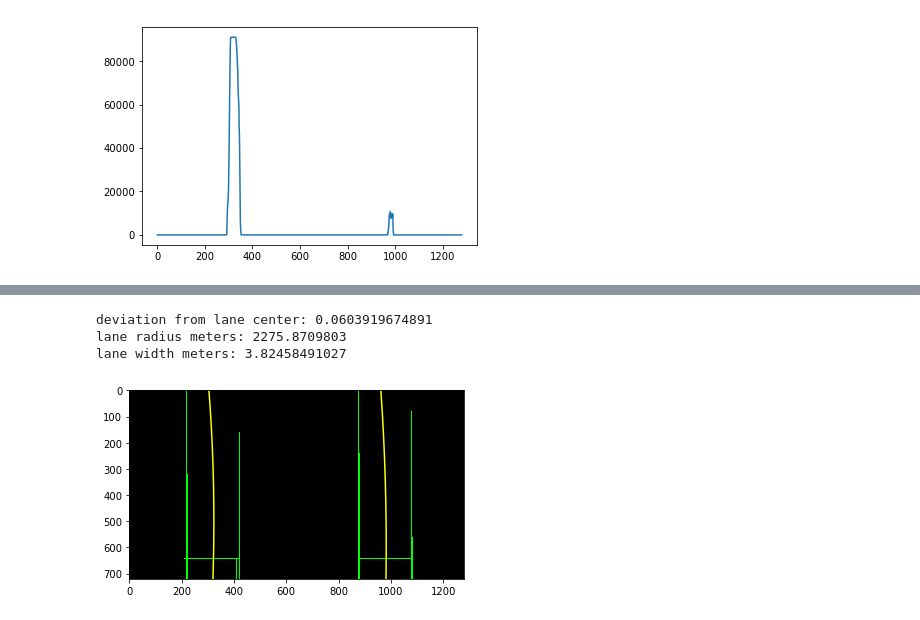
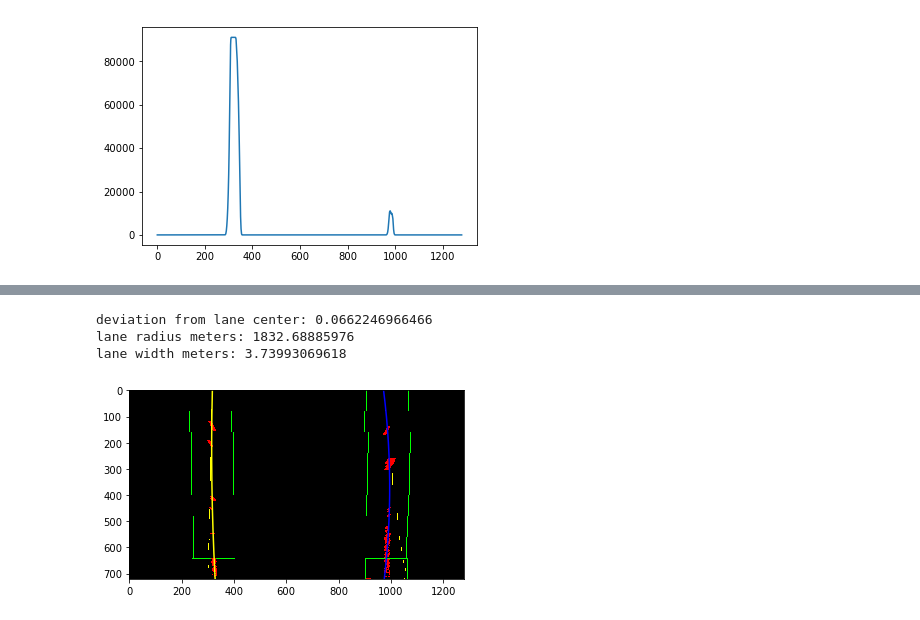
Before and after one commit to mastah43/CarND-Advanced-Lane-Lines, a Jupyter notebook: lane_finding.ipynb, the cells around one changed output, grey strips where cells are left out. Saved outputs shown, nothing was run; the diff lists cells and outputs as text; code cells hidden in the pictures.

```diff
--- a/lane_finding.ipynb
+++ b/lane_finding.ipynb
@@ -123,0 +134,3 @@ lane_isolator_trace_plot = False
+# %%
+imgs_birdview = [img_transformer.to_birdview(img) for img in imgs_lanes]
+plot_images_grid(imgs_birdview, cmap='gray')
@@ -127,9 +145,3 @@ plt.plot(histograms[0])
 # %% [output]
 [<matplotlib.lines.Line2D at 0x...>]
 [figure]
-# %%
-import lane
-importlib.reload(lane)
-from lane import FittedLane
-
-fitted_lanes = [FittedLane.fit(img) for img in imgs_lanes]
@@ -136,9 +150,14 @@ fitted_lanes = [FittedLane.fit(img) for img in imgs_lanes]
 # %%
-def plot_lane_lines(lane):
-    out_img = lane.out_img
+import lane
+importlib.reload(lane)
+from lane import FittedLane
 
+lane_fit_trace_imgs = [np.zeros_like(img) for img in imgs_undistorted]
+fitted_lanes = [FittedLane.fit(img, img_trace) for img, img_trace in zip(imgs_birdview,lane_fit_trace_imgs)]
+
+def plot_lane_lines(lane, fit_img):
     # Generate x and y values for plotting
-    img_height = out_img.shape[0]
+    img_height = fit_img.shape[0]
     ploty = np.linspace(0, img_height-1, img_height )
     left_fitx = lane.line_left.x_pixels(ploty)
     right_fitx = lane.line_right.x_pixels(ploty)
@@ -146,8 +165,10 @@ def plot_lane_lines(lane):
     print("deviation from lane center: " + str(lane.deviation_from_lane_center_meters()))
     print("lane radius meters: " + str(lane.lane_radius_meters()))
     print("lane width meters: " + str(lane.lane_width_meters()))
-    plt.imshow(out_img)
+    plt.imshow(fit_img)
     plt.plot(left_fitx, ploty, color='yellow')
-    plt.plot(right_fitx, ploty, color='yellow')
+    plt.plot(right_fitx, ploty, color='blue')
     plt.xlim(0, 1280)
     plt.ylim(720, 0)
+
+plot_lane_lines(fitted_lanes[0],lane_fit_trace_imgs[0])
@@ -154,7 +180,7 @@ def plot_lane_lines(lane):
 # %%
-plot_lane_lines(fitted_lanes[0])
+plot_lane_lines(fitted_lanes[1],lane_fit_trace_imgs[1])
 # %% [output]
-deviation from lane center: 0.0603919674891
-lane radius meters: 2275.8709803
-lane width meters: 3.82458491027
+deviation from lane center: 0.0662246966466
+lane radius meters: 1832.68885976
+lane width meters: 3.73993069618
-[figure, old version]
+[figure, new version]
```
Also changed, not shown: parts of 26 cells of this notebook, 14 other files.
